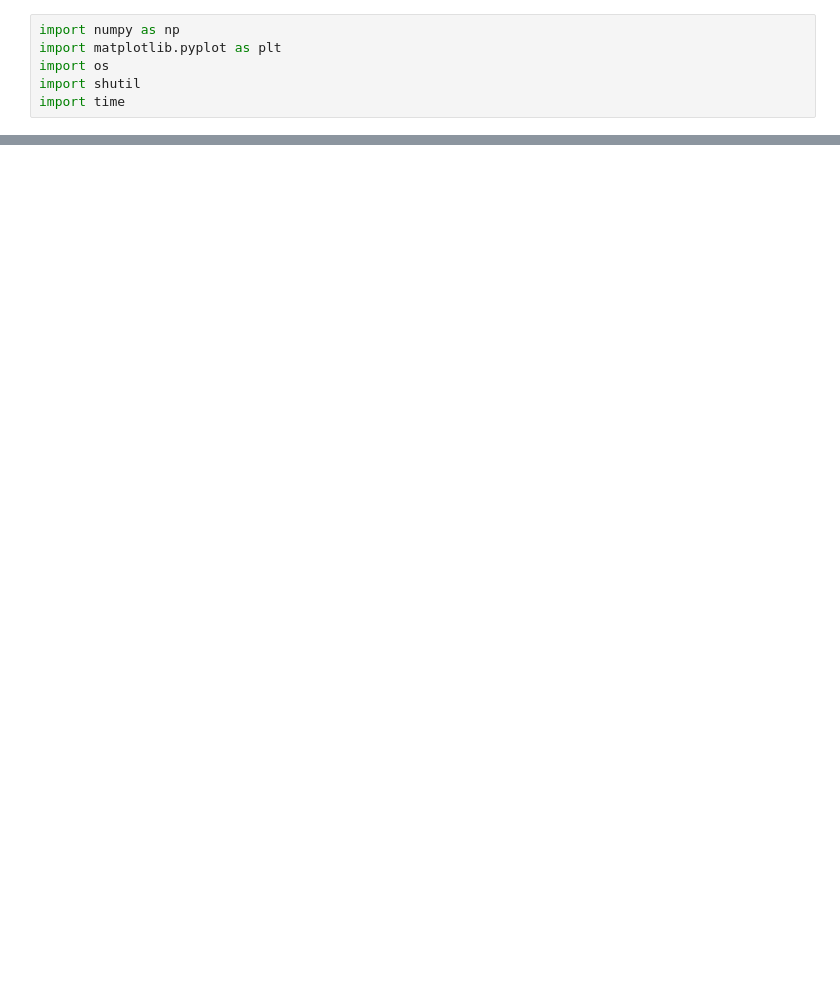
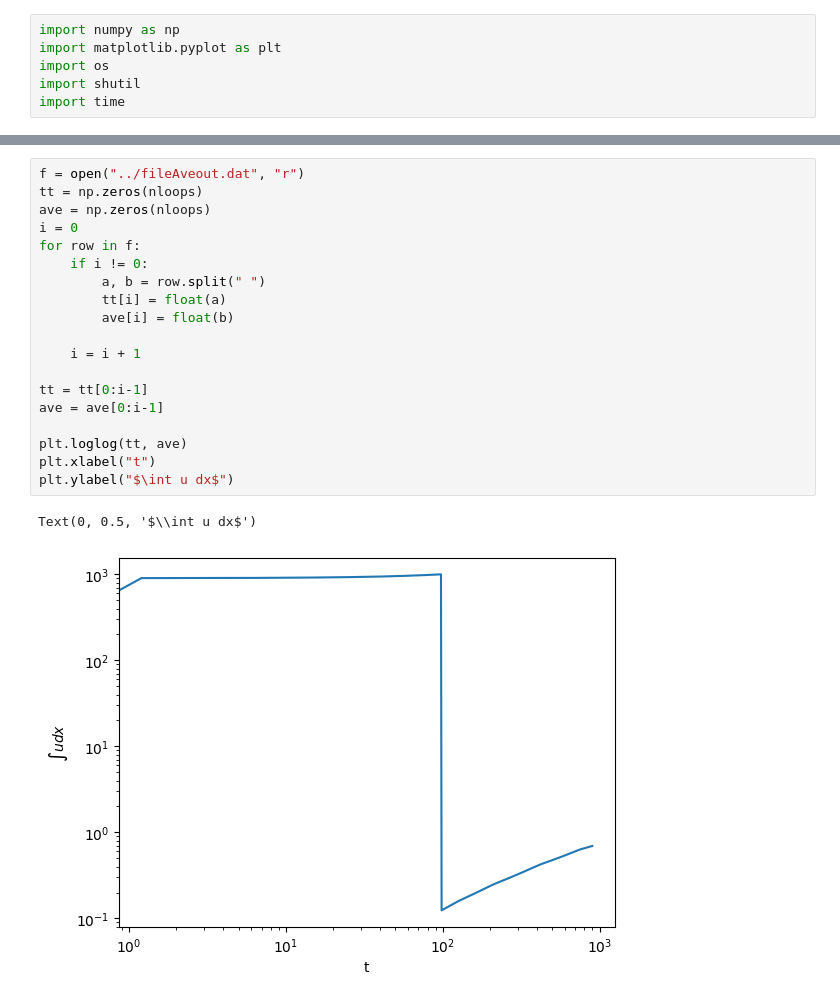
Before and after one commit to suanno/stage2, a Jupyter notebook: codes_tdgl/2D/plot/lenghtscale.ipynb, the cells around one changed output, grey strips where cells are left out. Saved outputs shown, nothing was run; the diff lists cells and outputs as text; blank space fills up the shorter version.

```diff
--- a/codes_tdgl/2D/plot/lenghtscale.ipynb
+++ b/codes_tdgl/2D/plot/lenghtscale.ipynb
@@ -60,0 +83,22 @@ Text(0, 0.5, '$\\int |\\Delta u|^2 dx$')
+# %%
+f = open("../fileAveout.dat", "r")
+tt = np.zeros(nloops)
+ave = np.zeros(nloops)
+i = 0
+for row in f:
+    if i != 0:
+        a, b = row.split(" ")
+        tt[i] = float(a)
+        ave[i] = float(b)
+
+    i = i + 1
+
+tt = tt[0:i-1]
+ave = ave[0:i-1]
+
+plt.loglog(tt, ave)
+plt.xlabel("t")
+plt.ylabel("$\int u dx$")
+# %% [output]
+Text(0, 0.5, '$\\int u dx$')
+[figure, added]
```
Also changed, not shown: parts of 5 cells of this notebook, 30 other files.
